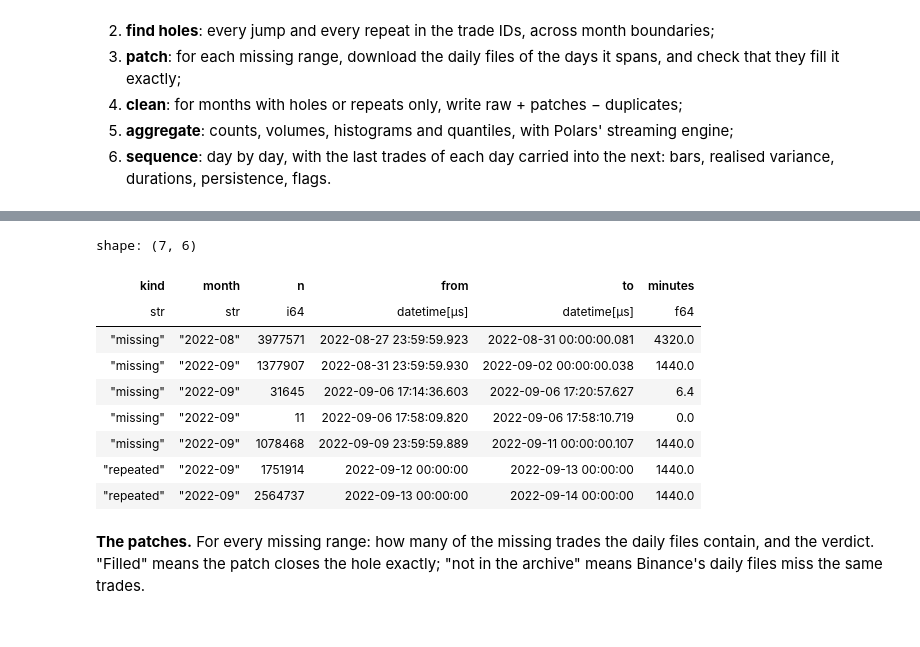
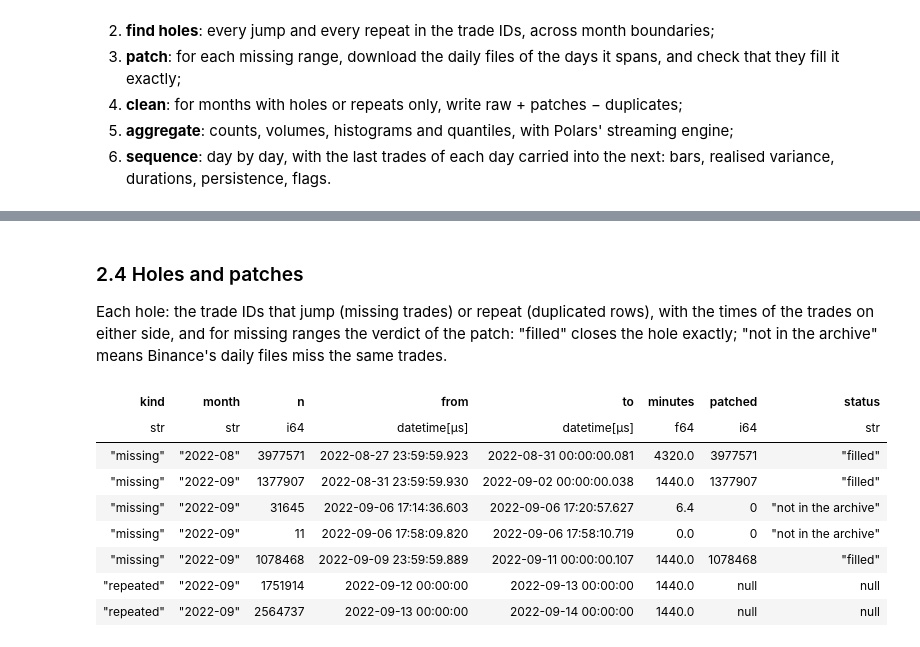
Before and after one commit to MaxGnesi/systematic-trading-notes, a Jupyter notebook: lectures/12-tick-data-the-tape/12_tick_data_the_tape.ipynb, the cells around one changed output, grey strips where cells are left out. Drawn from its saved outputs; the diff is of its cells as text; code cells hidden in the pictures.

```diff
--- a/lectures/12-tick-data-the-tape/12_tick_data_the_tape.ipynb
+++ b/lectures/12-tick-data-the-tape/12_tick_data_the_tape.ipynb
@@ -137,0 +95,21 @@ Times are those of the last trade before and the first trade after the hole.
+# %%
+from datetime import datetime, timezone
+from pathlib import Path
+import numpy as np
+import plotly.graph_objects as go
+from IPython.display import Image, display
+from trading_models.plotting import INK, MUTED, SERIES, apply_theme, save_figure
+
+apply_theme(); FIG = Path("figures").resolve()
+D = tape.ROOT / "interim" / "tape" / SYMBOL
+period = tape.months(START, END)
+pl.Config.set_tbl_hide_dataframe_shape(True)
+def ms(text):
+    """'YYYY-MM-DD HH:MM[:SS[.fff]]' in UTC -> milliseconds since 1970."""
+    return int(datetime.fromisoformat(text).replace(tzinfo=timezone.utc).timestamp() * 1000)
+
+def show(fig, name):
+    """Save a chart under figures/ and display it as an image (an image also shows on GitHub)."""
+    save_figure(fig, name, FIG); display(Image(filename=str(FIG / f"{name}.png")))
+
+import l12_stats as l12
@@ -138,19 +168,21 @@ Times are those of the last trade before and the first trade after the hole.
+# %% [markdown]
+### 2.4 Holes and patches
+
+Each hole: the trade IDs that jump (missing trades) or repeat (duplicated rows), with the times of the trades on either side, and for
+missing ranges the verdict of the patch: "filled" closes the hole exactly; "not in the archive" means Binance's daily files miss the same trades.
 # %%
 def show_holes(h):
     return h.with_columns(pl.from_epoch("from_ms", time_unit="ms").alias("from"), pl.from_epoch("to_ms", time_unit="ms").alias("to"),
                           ((pl.col("to_ms") - pl.col("from_ms")) / 60_000).round(1).alias("minutes")).select("kind", "month", "n", "from", "to", "minutes")
-show_holes(holes)
+
+show_holes(holes).join(patches.select("from_ms", "patched", "status"), left_on=pl.col("from").dt.epoch("ms"), right_on="from_ms", how="left").drop("from_ms", strict=False)     if patches.height else show_holes(holes)
 # %% [output]
-shape: (7, 6)
-| kind | month | n | from | to | minutes |
-| str | str | i64 | datetime[μs] | datetime[μs] | f64 |
-| "missing" | "2022-08" | 3977571 | 2022-08-27 23:59:59.923 | 2022-08-31 00:00:00.081 | 4320.0 |
-| "missing" | "2022-09" | 1377907 | 2022-08-31 23:59:59.930 | 2022-09-02 00:00:00.038 | 1440.0 |
-| "missing" | "2022-09" | 31645 | 2022-09-06 17:14:36.603 | 2022-09-06 17:20:57.627 | 6.4 |
-| "missing" | "2022-09" | 11 | 2022-09-06 17:58:09.820 | 2022-09-06 17:58:10.719 | 0.0 |
-| "missing" | "2022-09" | 1078468 | 2022-09-09 23:59:59.889 | 2022-09-11 00:00:00.107 | 1440.0 |
-| "repeated" | "2022-09" | 1751914 | 2022-09-12 00:00:00 | 2022-09-13 00:00:00 | 1440.0 |
-| "repeated" | "2022-09" | 2564737 | 2022-09-13 00:00:00 | 2022-09-14 00:00:00 | 1440.0 |
+| kind | month | n | from | to | minutes | patched | status |
+| str | str | i64 | datetime[μs] | datetime[μs] | f64 | i64 | str |
+| "missing" | "2022-08" | 3977571 | 2022-08-27 23:59:59.923 | 2022-08-31 00:00:00.081 | 4320.0 | 3977571 | "filled" |
+| "missing" | "2022-09" | 1377907 | 2022-08-31 23:59:59.930 | 2022-09-02 00:00:00.038 | 1440.0 | 1377907 | "filled" |
+| "missing" | "2022-09" | 31645 | 2022-09-06 17:14:36.603 | 2022-09-06 17:20:57.627 | 6.4 | 0 | "not in the archive" |
+| "missing" | "2022-09" | 11 | 2022-09-06 17:58:09.820 | 2022-09-06 17:58:10.719 | 0.0 | 0 | "not in the archive" |
+| "missing" | "2022-09" | 1078468 | 2022-09-09 23:59:59.889 | 2022-09-11 00:00:00.107 | 1440.0 | 1078468 | "filled" |
+| "repeated" | "2022-09" | 1751914 | 2022-09-12 00:00:00 | 2022-09-13 00:00:00 | 1440.0 | null | null |
+| "repeated" | "2022-09" | 2564737 | 2022-09-13 00:00:00 | 2022-09-14 00:00:00 | 1440.0 | null | null |
-# %% [markdown]
-**The patches.** For every missing range: how many of the missing trades the daily files contain, and the verdict.
-"Filled" means the patch closes the hole exactly; "not in the archive" means Binance's daily files miss the same trades.
```
Also changed, not shown: parts of 50 cells of this notebook, 7 other files.
